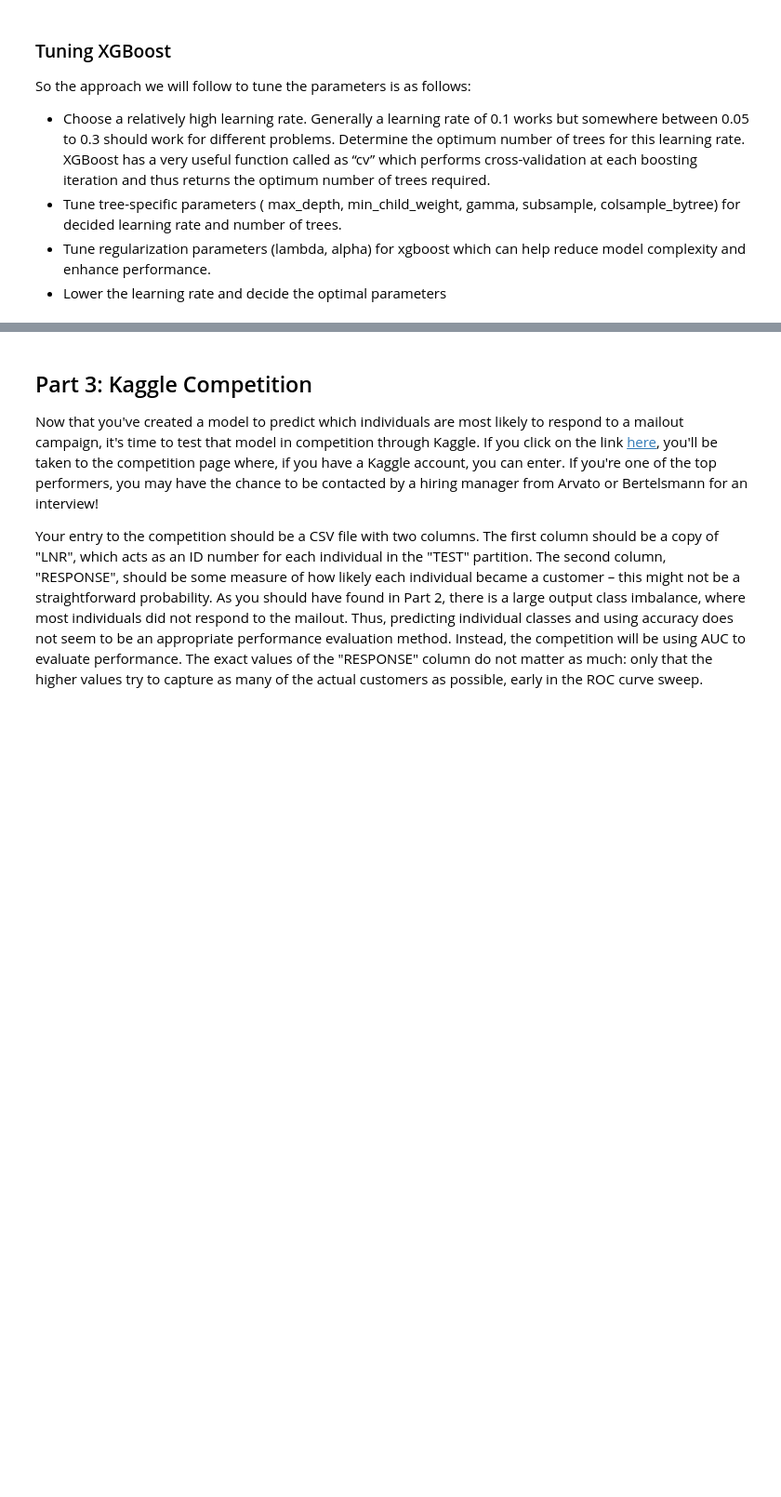
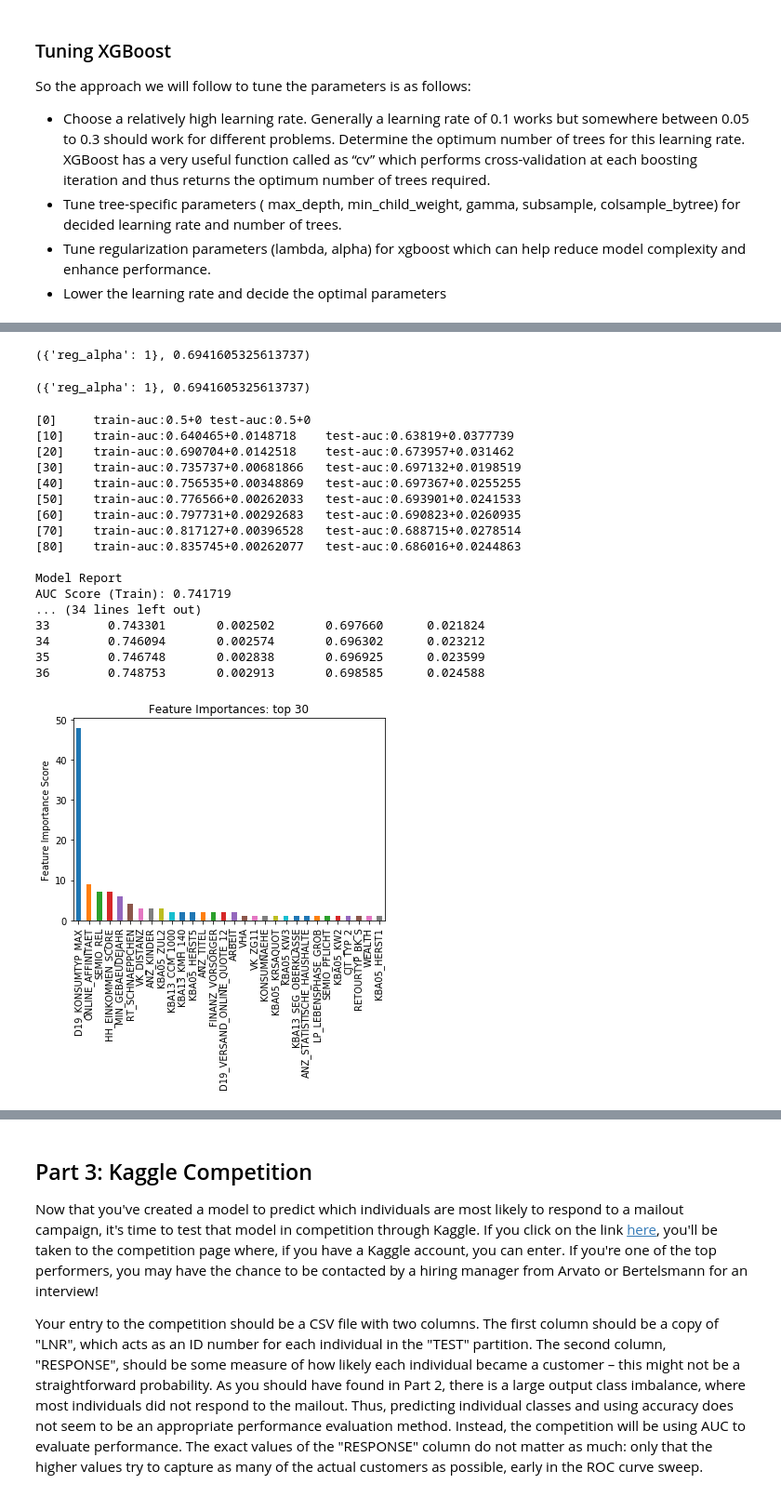
Before and after one commit to santamm/Customer-Segmentation, a Jupyter notebook: Arvato Project Workbook.ipynb, the cells around one changed output, grey strips where cells are left out. Shown at 93% size. Drawn from its saved outputs; the diff is of its cells as text; code cells hidden in the pictures; blank space fills up the shorter version.

```diff
--- a/Arvato Project Workbook.ipynb
+++ b/Arvato Project Workbook.ipynb
@@ -1882,0 +1824,66 @@ array([0.66603543, 0.68612679, 0.73480238, 0.69230453, 0.7070469 ])
+# %%
+# Tuning Regularization Parameters: L1 Regularization
+param_test6 = {
+ 'reg_alpha':[1e-5, 1e-2, 0.1, 1, 100]
+}
+
+gsearch6 = GridSearchCV(estimator = XGBClassifier(learning_rate=0.1, n_estimators=80, max_depth=3,
+ min_child_weight=1, gamma=0.3, subsample=0.8, colsample_bytree=0.8,
+ objective= 'binary:logistic', n_jobs=2, scale_pos_weight=1,random_state=27),
+ param_grid = param_test6, scoring='roc_auc',n_jobs=2, iid=False, cv=5)
+
+gsearch6.fit(X, y)
+gsearch6.best_params_, gsearch6.best_score_
+# %% [output]
+({'reg_alpha': 1}, 0.6941605325613737)
+# %%
+# Fine tune reg_alpha, the previous values were very spread apart
+
+param_test7 = {
+ 'reg_alpha':[1, 5, 10, 50, 100]
+}
+gsearch7 = GridSearchCV(estimator = XGBClassifier(learning_rate=0.1, n_estimators=80, max_depth=3,
+ min_child_weight=1, gamma=0.3, subsample=0.8, colsample_bytree=0.8,
+ objective= 'binary:logistic', n_jobs=2, scale_pos_weight=1, random_state=27),
+ param_grid = param_test6, scoring='roc_auc',n_jobs=2, iid=False, cv=5)
+
+gsearch7.fit(X, y)
+gsearch7.best_params_, gsearch7.best_score_
+# %% [output]
+({'reg_alpha': 1}, 0.6941605325613737)
+# %%
+# Apply new parameters to the model
+xgb3 = XGBClassifier(
+ learning_rate =0.1,
+ n_estimators=1000,
+ max_depth=3,
+ min_child_weight=1,
+ gamma=0.3,
+ subsample=0.8,
+ colsample_bytree=0.8,
+ reg_alpha=1,
+ objective= 'binary:logistic',
+ n_jobs=2,
+ scale_pos_weight=1,
+ random_state=27)
+
+modelfit(xgb3, X, y)
+# %% [output]
+[0]     train-auc:0.5+0 test-auc:0.5+0
+[10]    train-auc:0.640465+0.0148718    test-auc:0.63819+0.0377739
+[20]    train-auc:0.690704+0.0142518    test-auc:0.673957+0.031462
+[30]    train-auc:0.735737+0.00681866   test-auc:0.697132+0.0198519
+[40]    train-auc:0.756535+0.00348869   test-auc:0.697367+0.0255255
+[50]    train-auc:0.776566+0.00262033   test-auc:0.693901+0.0241533
+[60]    train-auc:0.797731+0.00292683   test-auc:0.690823+0.0260935
+[70]    train-auc:0.817127+0.00396528   test-auc:0.688715+0.0278514
+[80]    train-auc:0.835745+0.00262077   test-auc:0.686016+0.0244863
+
+Model Report
+AUC Score (Train): 0.741719
+... (34 lines left out)
+33        0.743301       0.002502       0.697660      0.021824
+34        0.746094       0.002574       0.696302      0.023212
+35        0.746748       0.002838       0.696925      0.023599
+36        0.748753       0.002913       0.698585      0.024588
+[figure, added]
```
Also changed, not shown: parts of 21 cells of this notebook.
